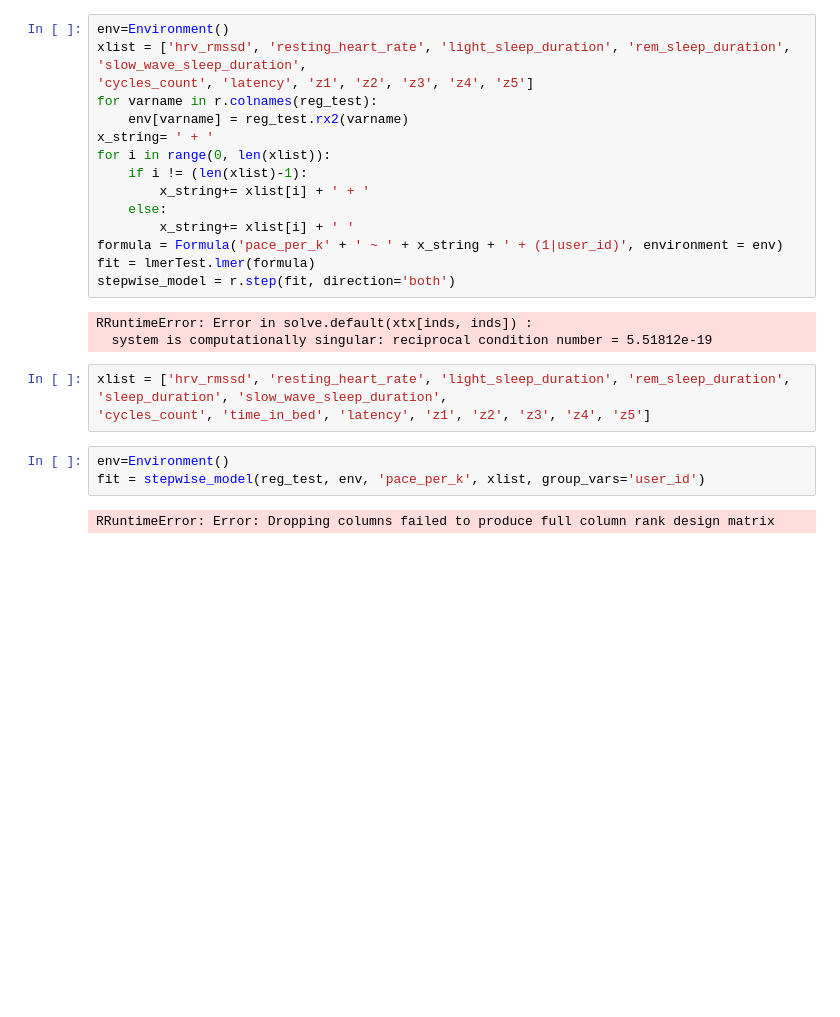
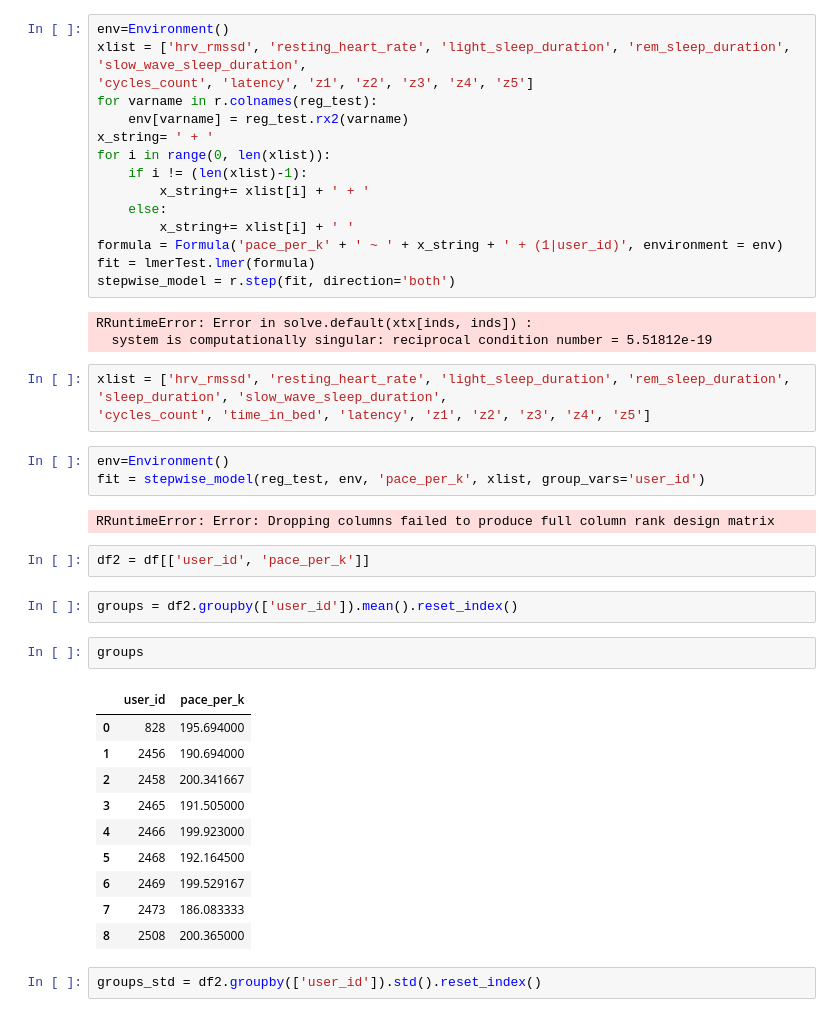
Before and after one commit to callen13/Senior_Thesis, a Jupyter notebook: sequential_model_selection.ipynb, the cells around one changed output. Drawn from its saved outputs; the diff is of its cells as text; blank space fills up the shorter version.

```diff
--- a/sequential_model_selection.ipynb
+++ b/sequential_model_selection.ipynb
@@ -2352,3 +2352,22 @@ env=Environment()
 fit = stepwise_model(reg_test, env, 'pace_per_k', xlist, group_vars='user_id')
 # %% [output]
 RRuntimeError: Error: Dropping columns failed to produce full column rank design matrix
+# %%
+df2 = df[['user_id', 'pace_per_k']]
+# %%
+groups = df2.groupby(['user_id']).mean().reset_index()
+# %%
+groups
+# %% [output]
+|  | user_id | pace_per_k |
+| 0 | 828 | 195.694000 |
+| 1 | 2456 | 190.694000 |
+| 2 | 2458 | 200.341667 |
+| 3 | 2465 | 191.505000 |
+| 4 | 2466 | 199.923000 |
+| 5 | 2468 | 192.164500 |
+| 6 | 2469 | 199.529167 |
+| 7 | 2473 | 186.083333 |
+| 8 | 2508 | 200.365000 |
+# %%
+groups_std = df2.groupby(['user_id']).std().reset_index()
```
Also changed, not shown: parts of 1 cell of this notebook, 1 other file.
